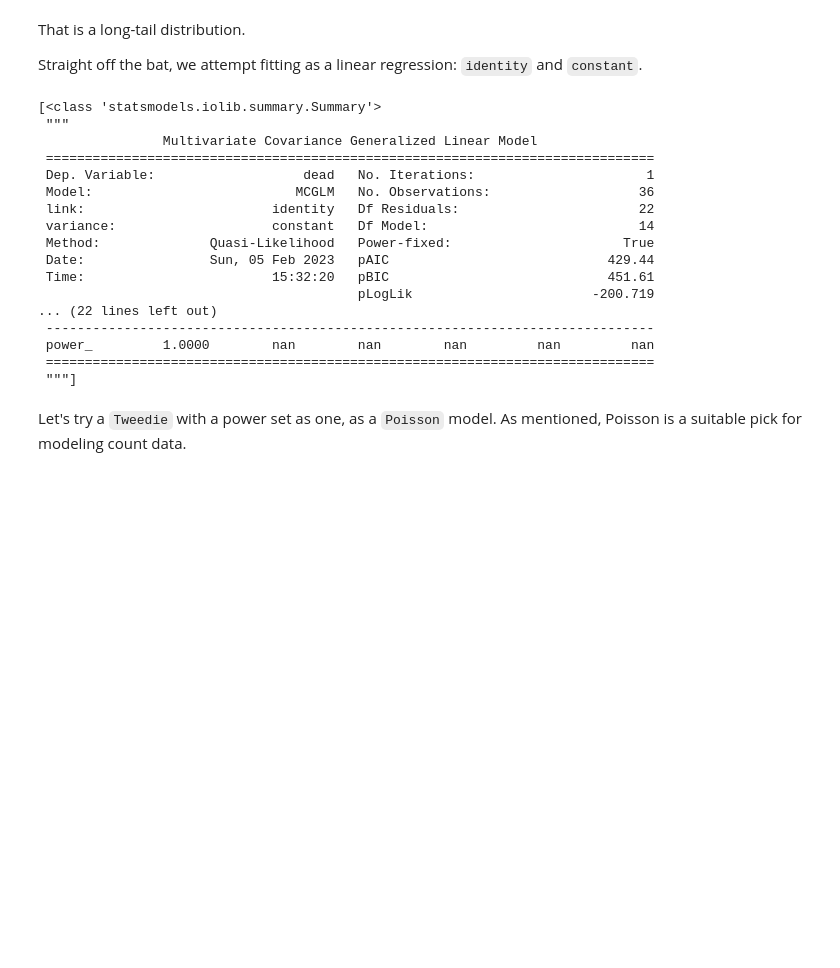
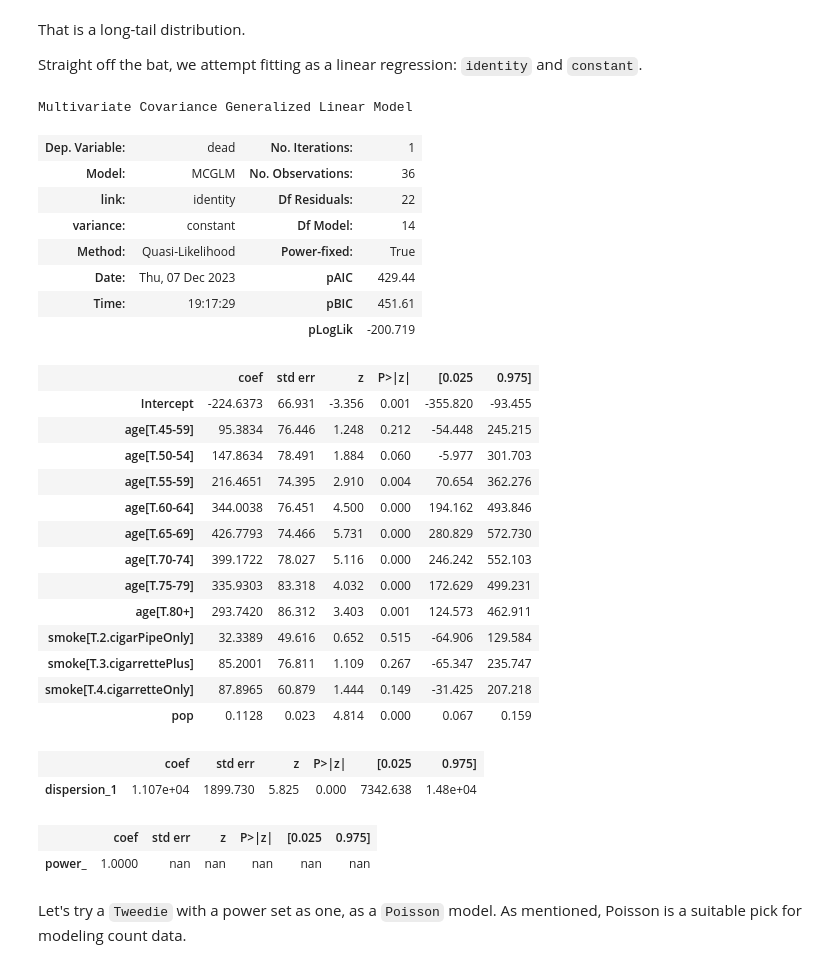
Before and after one commit to jeancmaia/mcglm, a Jupyter notebook: nbks/tutorial_mcglm.ipynb, the cells around one changed output. Saved outputs shown, nothing was run; the diff lists cells and outputs as text; code cells hidden in the pictures; blank space fills up the shorter version.

Commit message:
Adjusting variances

```diff
--- a/nbks/tutorial_mcglm.ipynb
+++ b/nbks/tutorial_mcglm.ipynb
@@ -299,29 +302,39 @@ Straight off the bat, we attempt fitting as a linear regression: `identity` and
 # %%
 modelresults = MCGLM(
     y,
     X,
     [mc_id(X)],
 ).fit()
 
-[modelresults.summary()]
+modelresults.summary()
 # %% [output]
-[<class 'statsmodels.iolib.summary.Summary'>
- """
-                Multivariate Covariance Generalized Linear Model
- ==============================================================================
- Dep. Variable:                   dead   No. Iterations:                      1
- Model:                          MCGLM   No. Observations:                   36
- link:                        identity   Df Residuals:                       22
- variance:                    constant   Df Model:                           14
- Method:              Quasi-Likelihood   Power-fixed:                      True
- Date:                Sun, 05 Feb 2023   pAIC                            429.44
- Time:                        15:32:20   pBIC                            451.61
-                                         pLogLik                       -200.719
-... (22 lines left out)
- ------------------------------------------------------------------------------
- power_         1.0000        nan        nan        nan         nan         nan
- ==============================================================================
- """]
+Multivariate Covariance Generalized Linear Model
+| Dep. Variable: | dead | No. Iterations: | 1 |
+| Model: | MCGLM | No. Observations: | 36 |
+| link: | identity | Df Residuals: | 22 |
+| variance: | constant | Df Model: | 14 |
+| Method: | Quasi-Likelihood | Power-fixed: | True |
+| Date: | Thu, 07 Dec 2023 | pAIC | 429.44 |
+| Time: | 19:17:29 | pBIC | 451.61 |
+|  |  | pLogLik | -200.719 |
+|  | coef | std err | z | P>|z| | [0.025 | 0.975] |
+| Intercept | -224.6373 | 66.931 | -3.356 | 0.001 | -355.820 | -93.455 |
+| age[T.45-59] | 95.3834 | 76.446 | 1.248 | 0.212 | -54.448 | 245.215 |
+| age[T.50-54] | 147.8634 | 78.491 | 1.884 | 0.060 | -5.977 | 301.703 |
+| age[T.55-59] | 216.4651 | 74.395 | 2.910 | 0.004 | 70.654 | 362.276 |
+| age[T.60-64] | 344.0038 | 76.451 | 4.500 | 0.000 | 194.162 | 493.846 |
+| age[T.65-69] | 426.7793 | 74.466 | 5.731 | 0.000 | 280.829 | 572.730 |
+| age[T.70-74] | 399.1722 | 78.027 | 5.116 | 0.000 | 246.242 | 552.103 |
+| age[T.75-79] | 335.9303 | 83.318 | 4.032 | 0.000 | 172.629 | 499.231 |
+| age[T.80+] | 293.7420 | 86.312 | 3.403 | 0.001 | 124.573 | 462.911 |
+| smoke[T.2.cigarPipeOnly] | 32.3389 | 49.616 | 0.652 | 0.515 | -64.906 | 129.584 |
+| smoke[T.3.cigarrettePlus] | 85.2001 | 76.811 | 1.109 | 0.267 | -65.347 | 235.747 |
+| smoke[T.4.cigarretteOnly] | 87.8965 | 60.879 | 1.444 | 0.149 | -31.425 | 207.218 |
+| pop | 0.1128 | 0.023 | 4.814 | 0.000 | 0.067 | 0.159 |
+|  | coef | std err | z | P>|z| | [0.025 | 0.975] |
+| dispersion_1 | 1.107e+04 | 1899.730 | 5.825 | 0.000 | 7342.638 | 1.48e+04 |
+|  | coef | std err | z | P>|z| | [0.025 | 0.975] |
+| power_ | 1.0000 | nan | nan | nan | nan | nan |
 # %% [markdown]
 Let's try a `Tweedie` with a power set as one, as a `Poisson` model. As mentioned, Poisson is a suitable pick for modeling count data.
 # %%
```
Also changed, not shown: parts of 18 cells of this notebook, 4 other files.
